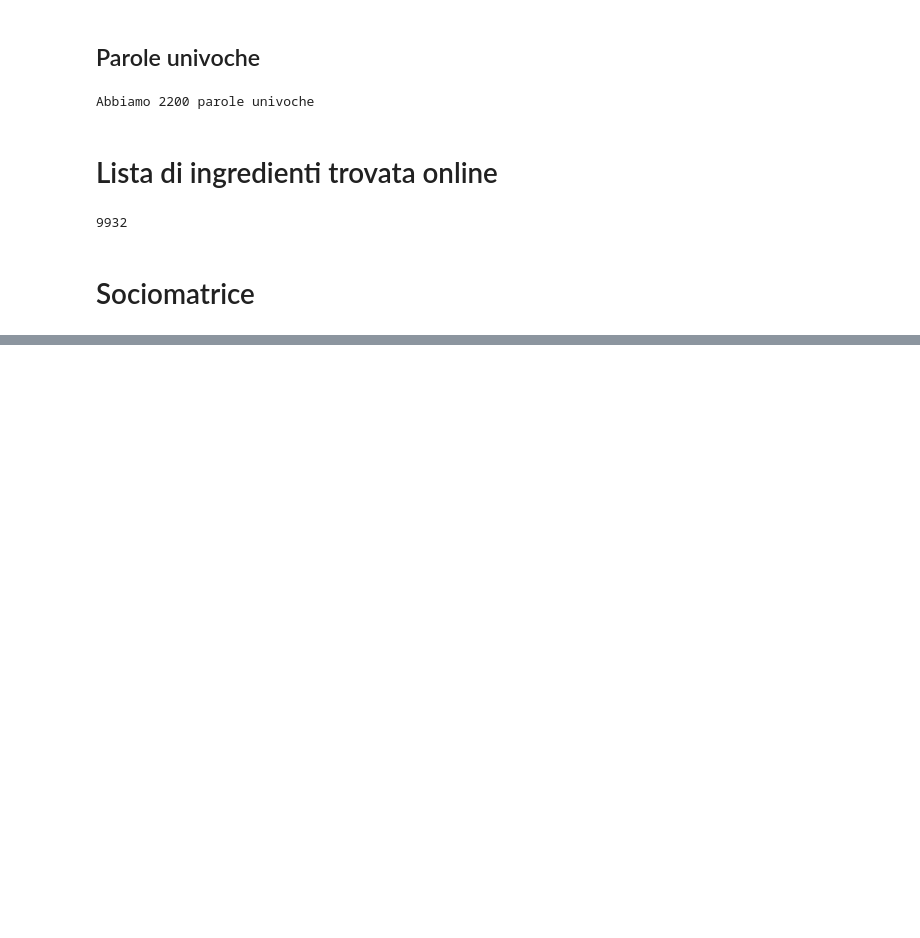
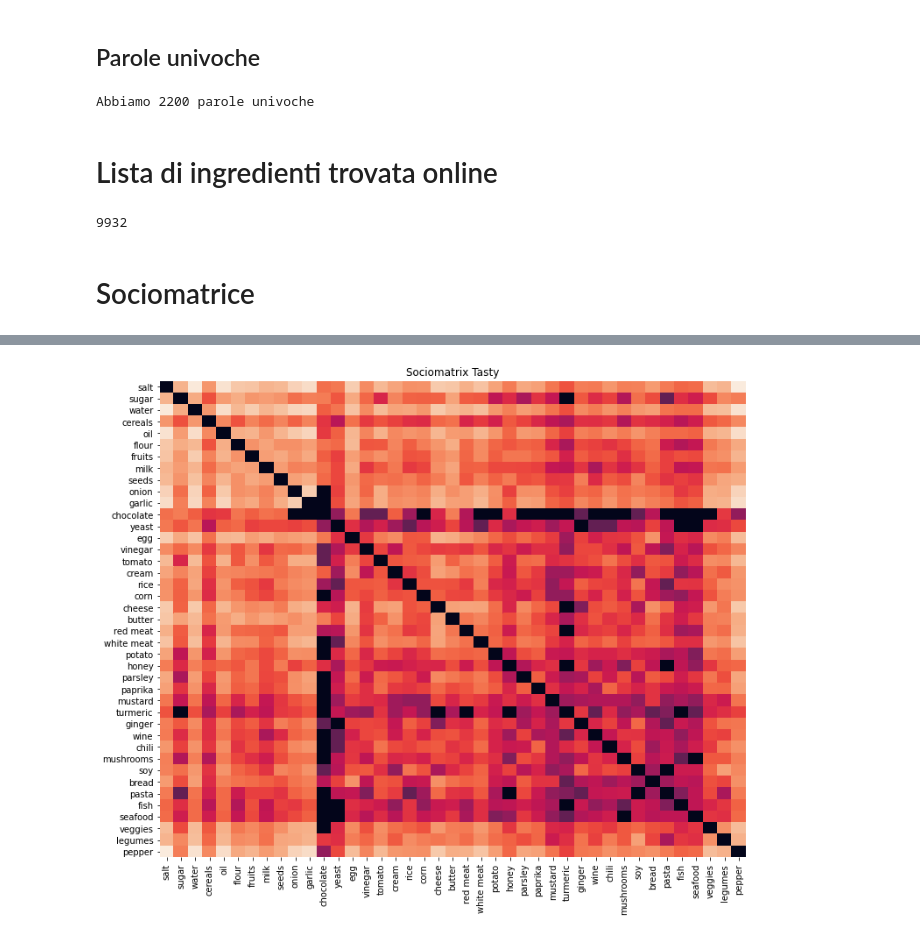
Before and after one commit to emabuell/high_dimensional_statistics_project, a Jupyter notebook: Sociomatrix_FOOD.ipynb, the cells around one changed output, grey strips where cells are left out. Cells and saved outputs as stored; diff of their text form; code cells hidden in the pictures; blank space fills up the shorter version.

```diff
--- a/Sociomatrix_FOOD.ipynb
+++ b/Sociomatrix_FOOD.ipynb
@@ -119,0 +168,11 @@ array(['salt', 'sugar', 'water', 'flour', 'wheat', 'fruit', 'starch',
+# %%
+plt.figure(figsize=(12,10))
+
+socio_tasty_df = pd.DataFrame(socio_tasty,
+                               columns=ingredients_list, index=ingredients_list)
+
+sns.heatmap(np.log(socio_tasty_df + 0.1), annot=False, cbar = False)
+plt.title("Sociomatrix Tasty")
+plt.show()
+# %% [output]
+[figure, added]
```
Also changed, not shown: parts of 7 cells of this notebook.
